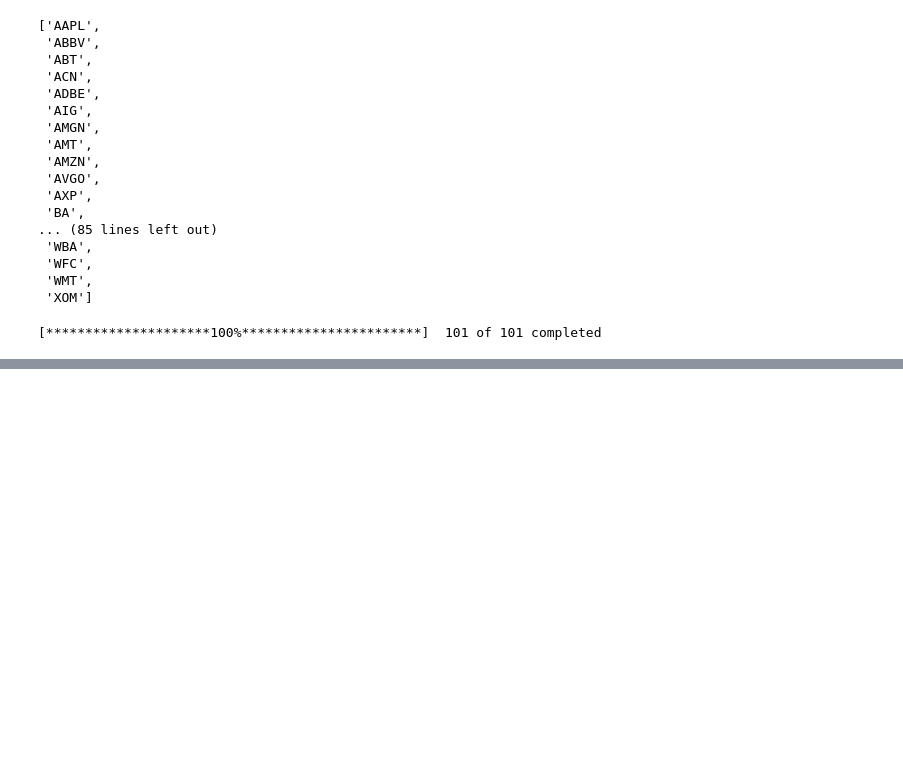
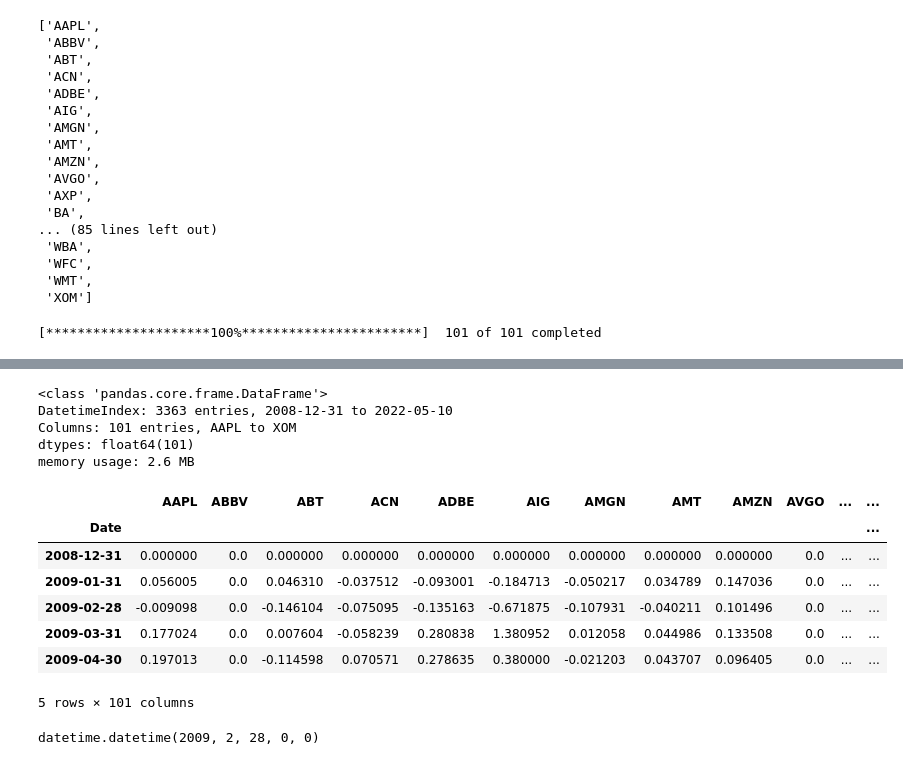
Before and after one commit to factorwonk/quantcryptobasic, a Jupyter notebook: 08_short_term_reversal.ipynb, the cells around one changed output, grey strips where cells are left out. Saved outputs shown, nothing was run; the diff lists cells and outputs as text; code cells hidden in the pictures; blank space fills up the shorter version.

```diff
--- a/08_short_term_reversal.ipynb
+++ b/08_short_term_reversal.ipynb
@@ -129 +129,26 @@ prices.head()
 5 rows × 101 columns
+# %%
+prices.info()
+# %% [output]
+<class 'pandas.core.frame.DataFrame'>
+DatetimeIndex: 3363 entries, 2008-12-31 to 2022-05-10
+Columns: 101 entries, AAPL to XOM
+dtypes: float64(101)
+memory usage: 2.6 MB
+# %%
+mthly_ret = prices.pct_change().resample('M').agg(lambda x: (x+1).prod() - 1)
+mthly_ret.head()
+# %% [output]
+|  | AAPL | ABBV | ABT | ACN | ADBE | AIG | AMGN | AMT | AMZN | AVGO | ... | ... |
+| Date |  |  |  |  |  |  |  |  |  |  |  | ... |
+| 2008-12-31 | 0.000000 | 0.0 | 0.000000 | 0.000000 | 0.000000 | 0.000000 | 0.000000 | 0.000000 | 0.000000 | 0.0 | ... | ... |
+| 2009-01-31 | 0.056005 | 0.0 | 0.046310 | -0.037512 | -0.093001 | -0.184713 | -0.050217 | 0.034789 | 0.147036 | 0.0 | ... | ... |
+| 2009-02-28 | -0.009098 | 0.0 | -0.146104 | -0.075095 | -0.135163 | -0.671875 | -0.107931 | -0.040211 | 0.101496 | 0.0 | ... | ... |
+| 2009-03-31 | 0.177024 | 0.0 | 0.007604 | -0.058239 | 0.280838 | 1.380952 | 0.012058 | 0.044986 | 0.133508 | 0.0 | ... | ... |
+| 2009-04-30 | 0.197013 | 0.0 | -0.114598 | 0.070571 | 0.278635 | 0.380000 | -0.021203 | 0.043707 | 0.096405 | 0.0 | ... | ... |
+5 rows × 101 columns
+# %%
+formation = dt.datetime(2009,2,28)
+formation
+# %% [output]
+datetime.datetime(2009, 2, 28, 0, 0)
```
Also changed, not shown: parts of 29 cells of this notebook.
